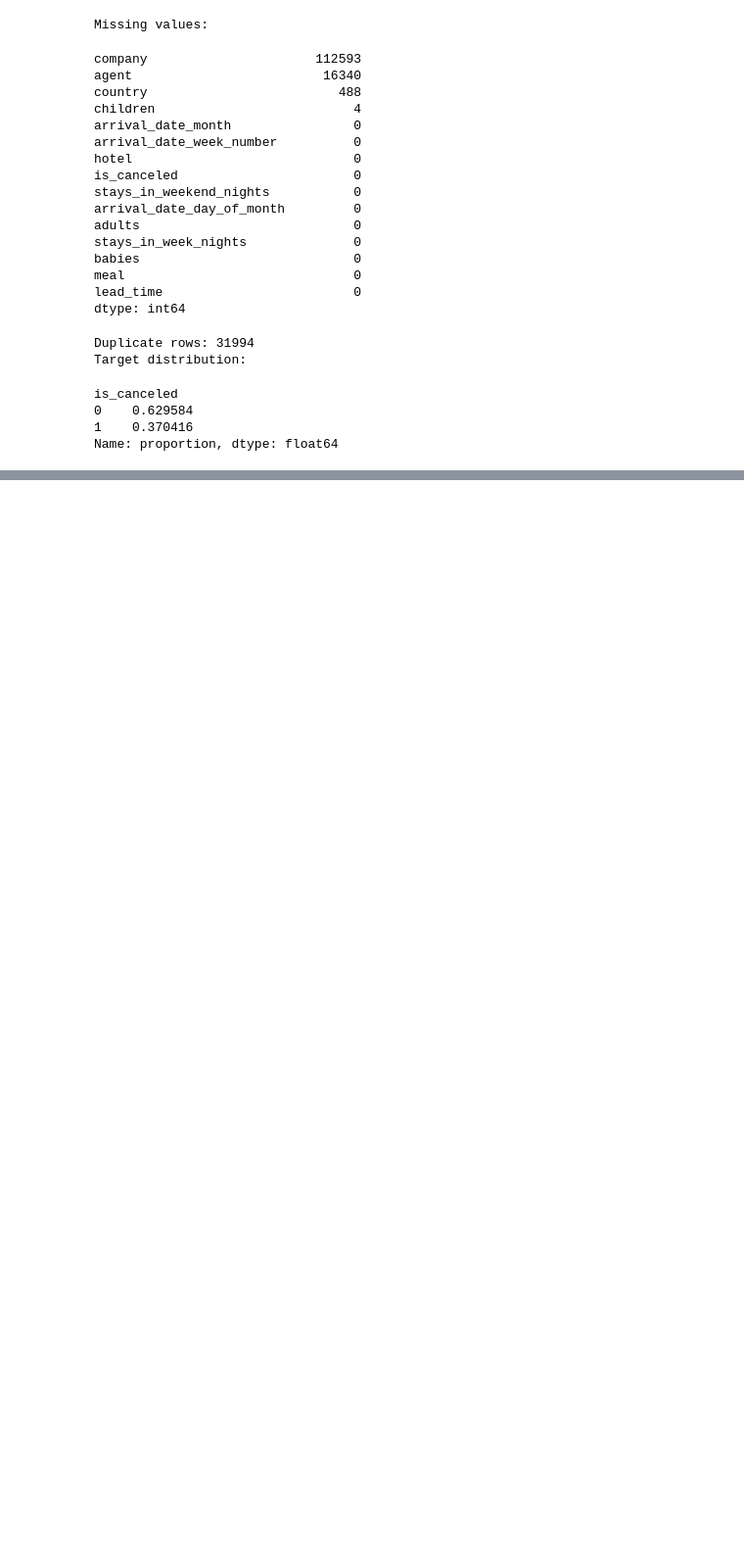
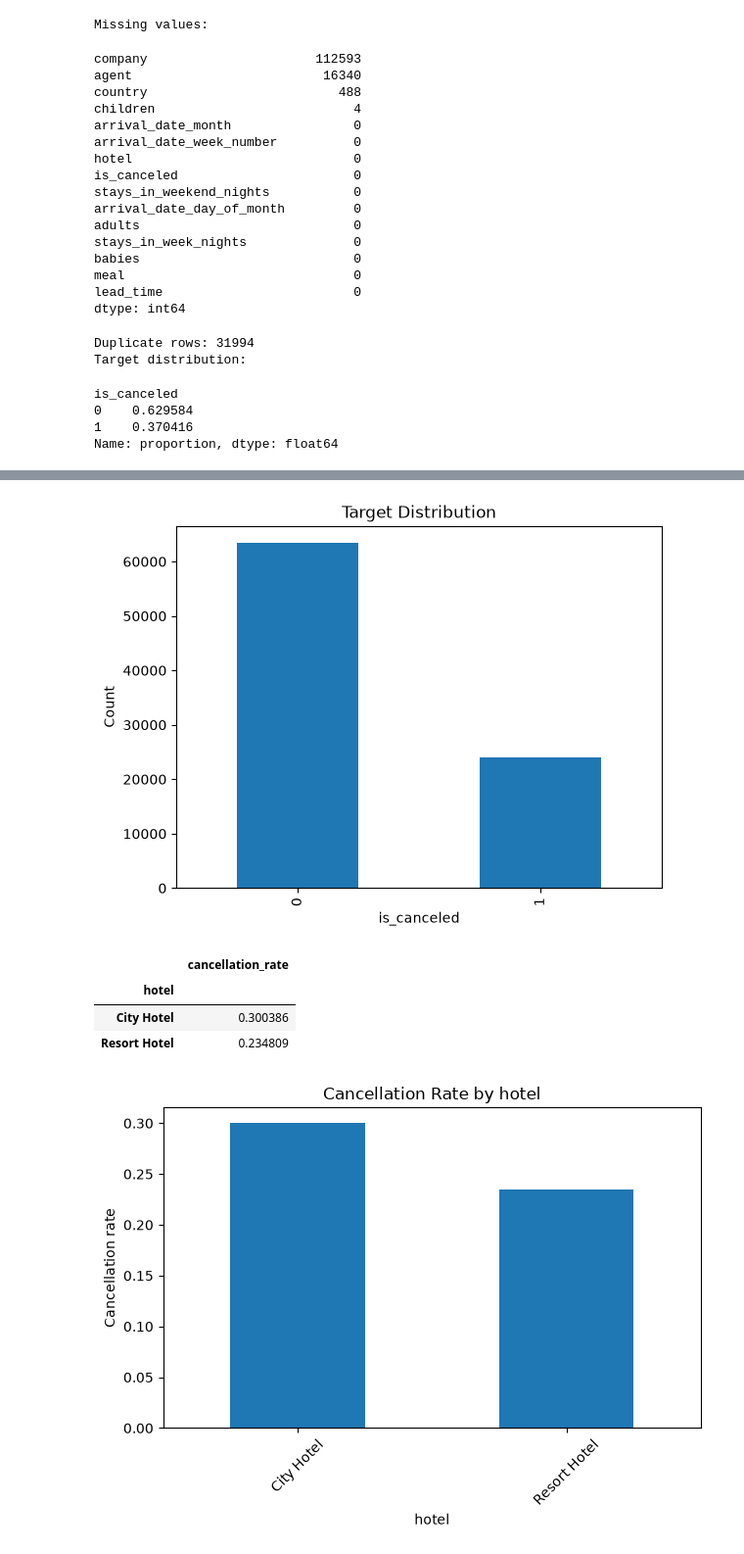
Before and after one commit to nuespringramalimarouane-prog/Hotel-Booking-Cancellation-Prediction, a Jupyter notebook: hotel_booking_cancellation.ipynb, the cells around one changed output, grey strips where cells are left out. Shown at 98% size. Drawn from its saved outputs; the diff is of its cells as text; code cells hidden in the pictures; blank space fills up the shorter version.

```diff
--- a/hotel_booking_cancellation.ipynb
+++ b/hotel_booking_cancellation.ipynb
@@ -128,0 +133,22 @@ Name: proportion, dtype: float64
+# %%
+df = df.drop_duplicates().copy()
+
+fig, ax = plt.subplots()
+df["is_canceled"].value_counts().sort_index().plot(kind="bar", ax=ax)
+ax.set_xlabel("is_canceled")
+ax.set_ylabel("Count")
+ax.set_title("Target Distribution")
+plt.show()
+
+for col in ["hotel", "market_segment", "deposit_type"]:
+    rates = df.groupby(col)["is_canceled"].mean().sort_values(ascending=False)
+    display(rates.to_frame("cancellation_rate"))
+    rates.plot(kind="bar", title=f"Cancellation Rate by {col}")
+    plt.ylabel("Cancellation rate"); plt.xticks(rotation=45); plt.tight_layout(); plt.show()
+# %% [output]
+[figure, added]
+|  | cancellation_rate |
+| hotel |  |
+| City Hotel | 0.300386 |
+| Resort Hotel | 0.234809 |
+[figure, added]
```
Also changed, not shown: parts of 4 cells of this notebook.
